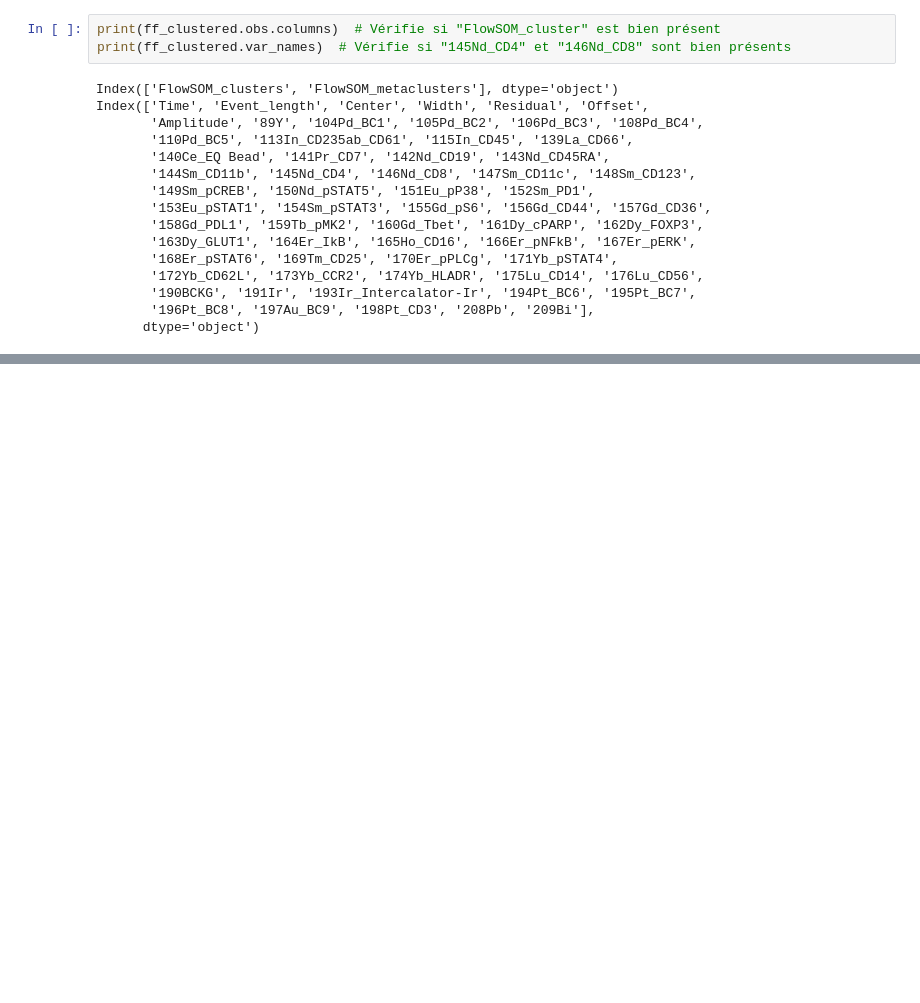
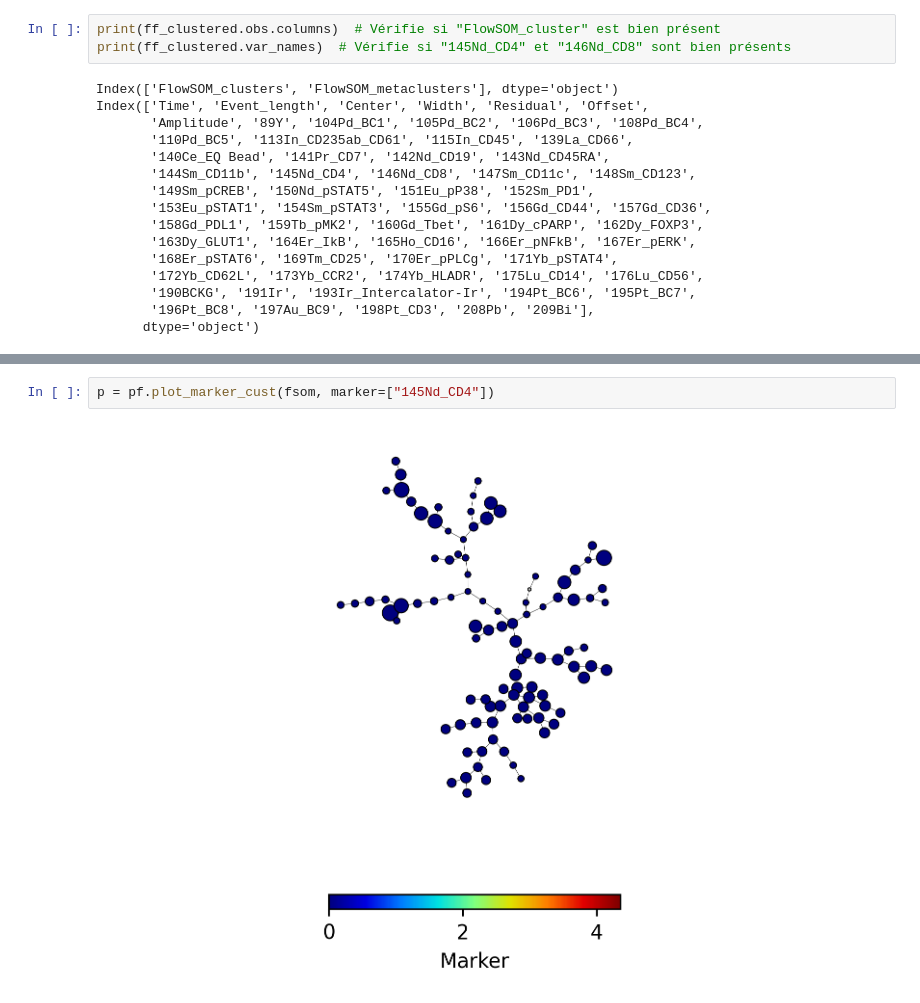
Before and after one commit to ofondeur/PTB_screen, a Jupyter notebook: flowsom_1file.ipynb, the cells around one changed output, grey strips where cells are left out. Saved outputs shown, nothing was run; the diff lists cells and outputs as text; blank space fills up the shorter version.

```diff
--- a/flowsom_1file.ipynb
+++ b/flowsom_1file.ipynb
@@ -140,2 +136,6 @@ ValueError: fsom should be a FlowSOM object.
+# %%
+p = pf.plot_marker_cust(fsom, marker=["145Nd_CD4"])
+# %% [output]
+[figure, added]
 # %%
 ff
```
Also changed, not shown: parts of 11 cells of this notebook, 13 other files.
